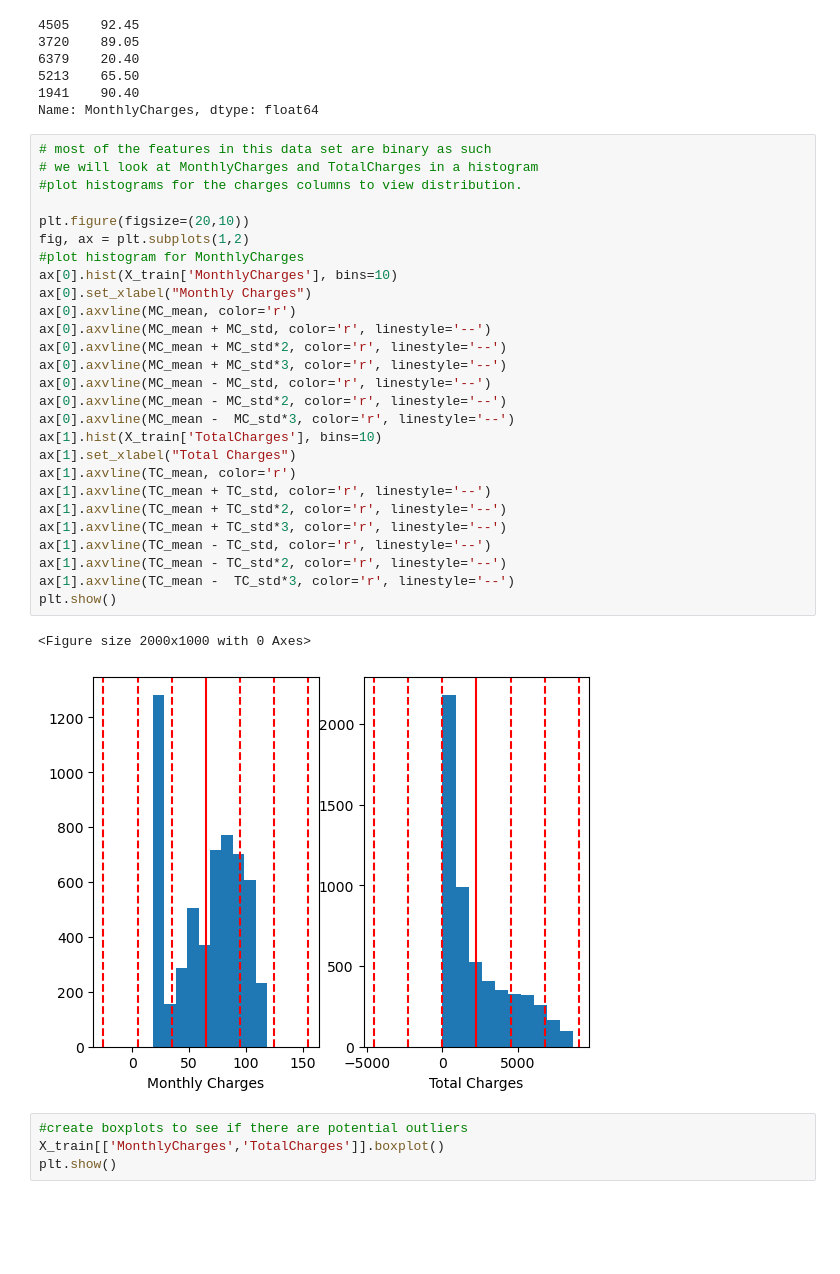
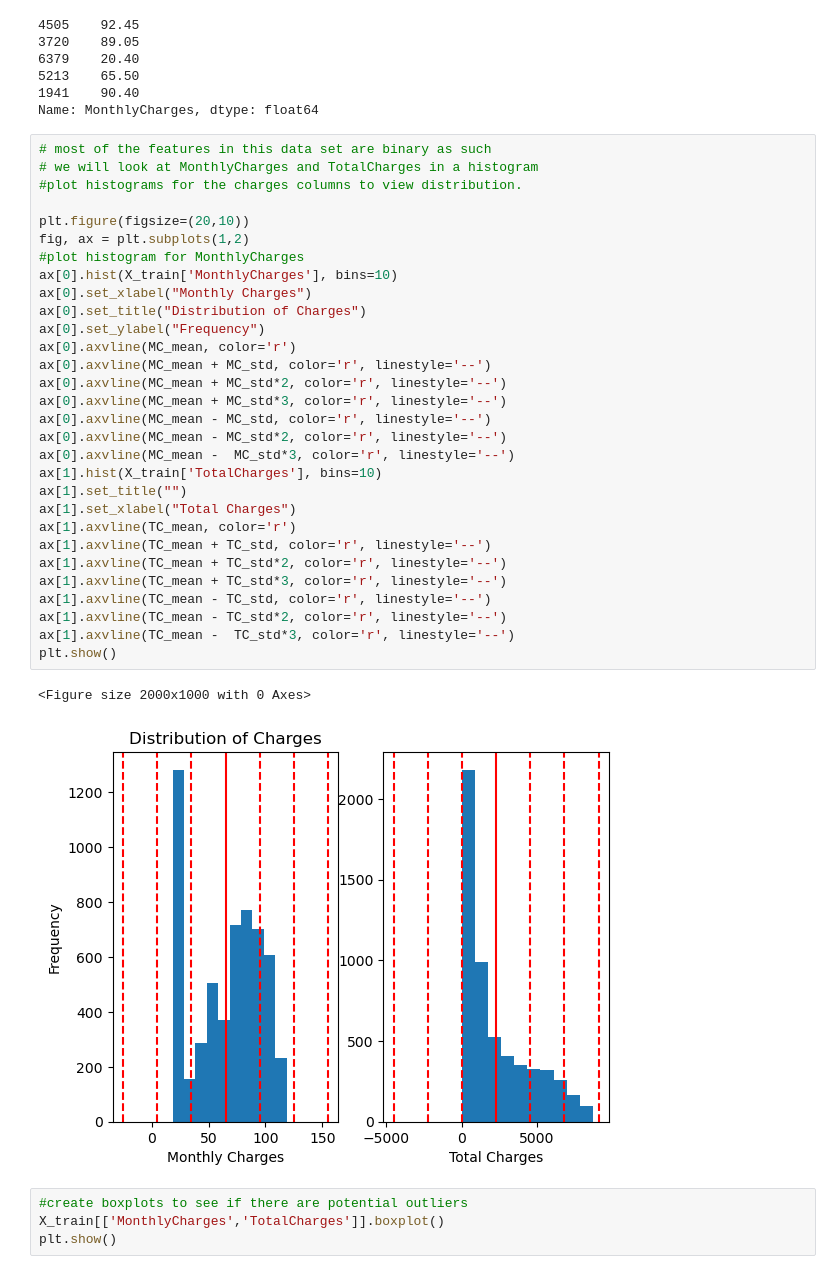
Before and after one commit to lmgaines30/customer_churn_prediction, a Jupyter notebook: notebooks/2.1_lmg_preprocessing_customer_churn.ipynb, the cells around one changed output. Drawn from its saved outputs; the diff is of its cells as text; blank space fills up the shorter version.

```diff
--- a/notebooks/2.1_lmg_preprocessing_customer_churn.ipynb
+++ b/notebooks/2.1_lmg_preprocessing_customer_churn.ipynb
@@ -146,33 +146,36 @@ Name: MonthlyCharges, dtype: float64
 # %%
 # most of the features in this data set are binary as such
 # we will look at MonthlyCharges and TotalCharges in a histogram
 #plot histograms for the charges columns to view distribution.
 
 plt.figure(figsize=(20,10))
 fig, ax = plt.subplots(1,2)
 #plot histogram for MonthlyCharges
 ax[0].hist(X_train['MonthlyCharges'], bins=10)
 ax[0].set_xlabel("Monthly Charges")
+ax[0].set_title("Distribution of Charges")
+ax[0].set_ylabel("Frequency")
 ax[0].axvline(MC_mean, color='r')
 ax[0].axvline(MC_mean + MC_std, color='r', linestyle='--')
 ax[0].axvline(MC_mean + MC_std*2, color='r', linestyle='--')
 ax[0].axvline(MC_mean + MC_std*3, color='r', linestyle='--')
 ax[0].axvline(MC_mean - MC_std, color='r', linestyle='--')
 ax[0].axvline(MC_mean - MC_std*2, color='r', linestyle='--')
 ax[0].axvline(MC_mean -  MC_std*3, color='r', linestyle='--')
 ax[1].hist(X_train['TotalCharges'], bins=10)
+ax[1].set_title("")
 ax[1].set_xlabel("Total Charges")
 ax[1].axvline(TC_mean, color='r')
 ax[1].axvline(TC_mean + TC_std, color='r', linestyle='--')
 ax[1].axvline(TC_mean + TC_std*2, color='r', linestyle='--')
 ax[1].axvline(TC_mean + TC_std*3, color='r', linestyle='--')
 ax[1].axvline(TC_mean - TC_std, color='r', linestyle='--')
 ax[1].axvline(TC_mean - TC_std*2, color='r', linestyle='--')
 ax[1].axvline(TC_mean -  TC_std*3, color='r', linestyle='--')
 plt.show()
 # %% [output]
 <Figure size 2000x1000 with 0 Axes>
-[figure, old version]
+[figure, new version]
 # %%
 #create boxplots to see if there are potential outliers
 X_train[['MonthlyCharges','TotalCharges']].boxplot()
```
Also changed, not shown: parts of 2 cells of this notebook, 10 other files.
